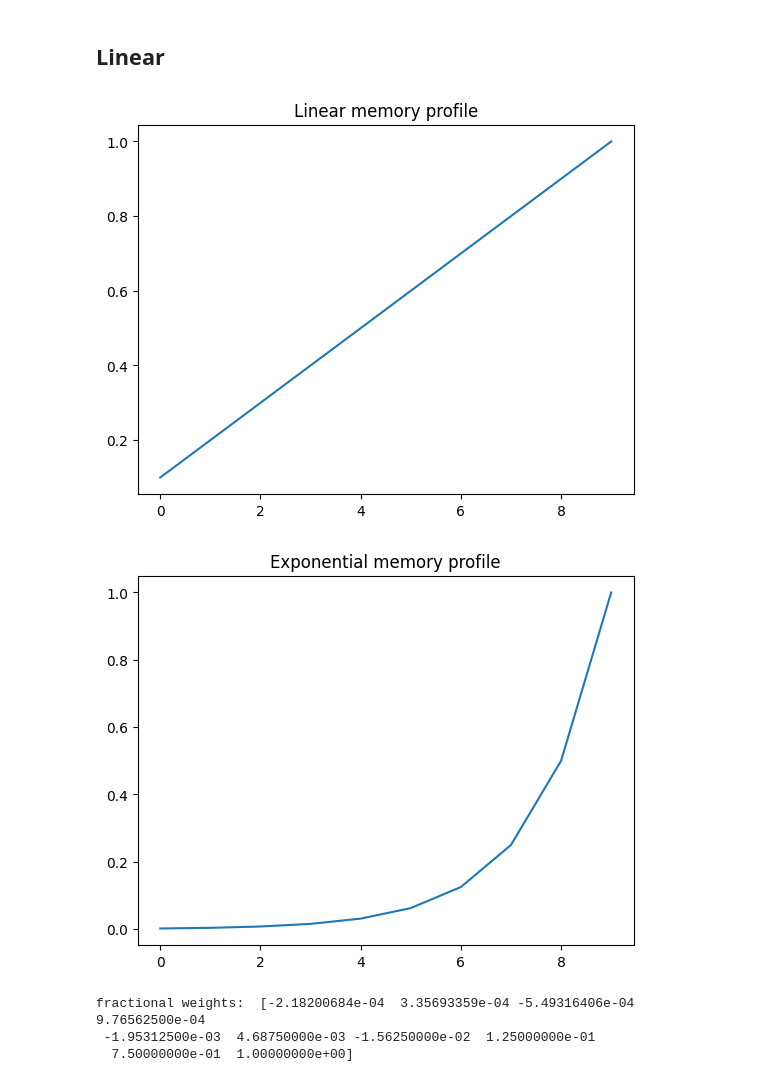
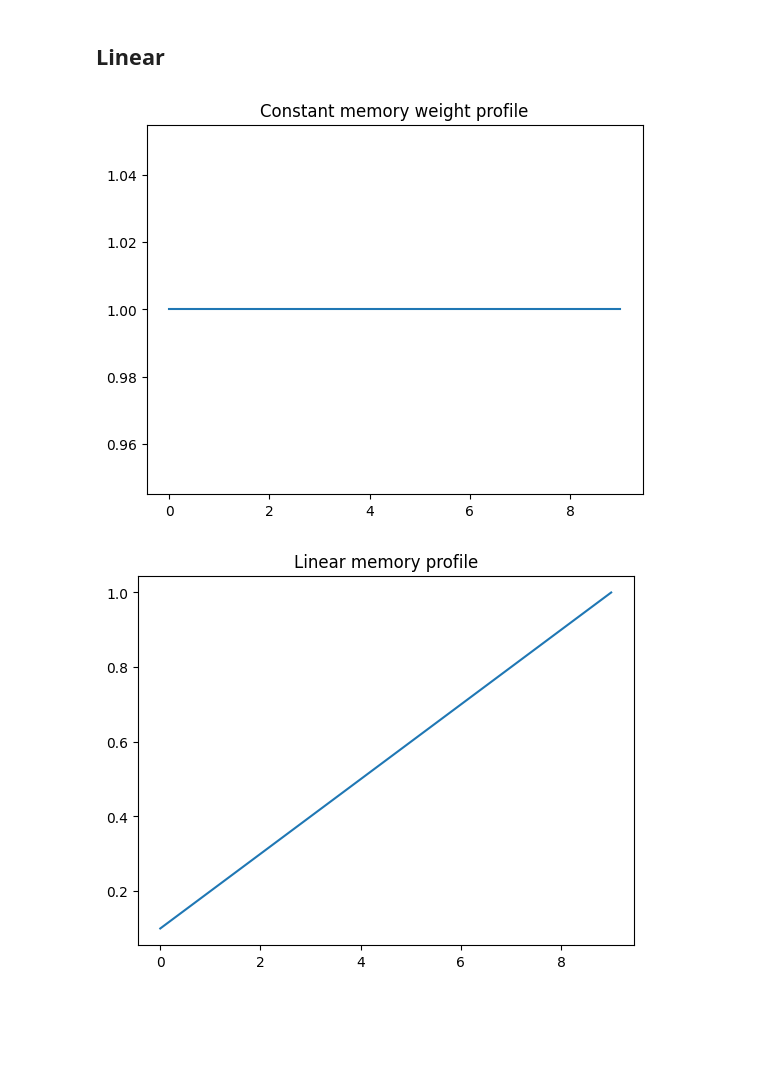
Before and after one commit to AndreiLix/FrODO, a Jupyter notebook: FOLDER_code/memory_profiles.ipynb, the cells around one changed output. Saved outputs shown, nothing was run; the diff lists cells and outputs as text; code cells hidden in the pictures; blank space fills up the shorter version.

```diff
--- a/FOLDER_code/memory_profiles.ipynb
+++ b/FOLDER_code/memory_profiles.ipynb
@@ -16,6 +16,11 @@ consensus_memory = np.zeros([n_agents, n_param, len_memory])
 # %% [markdown]
 ## Linear
 # %%
+def constant(x):
+    con = 1
+    return con
+
+
 def linear(x): # slope redundant in linear, it can only hav e1 slope, dependent on len(memory)
     lin = x
     return lin
@@ -40,6 +45,13 @@ def fractional(x, _lambda): # TODO: make sure it looks like you want it to look,
     return fract
 
 
+
+constant_weights = np.array([constant(x) for x in range(1, len_memory+1)])
+
+# scaling weights between 0 and 1. TODO: do this for every transformation
+plt.plot(range(len(constant_weights)), constant_weights)  # I expect last element to have value 1
+plt.title("Constant memory weight profile")
+plt.show()
 
 # TODO: use precisely this scaling for every function
 linear_weights = np.array([linear(x) for x in range(1, len_memory+1)])
@@ -56,35 +68,32 @@ exponential_weights = exponential_weights / max(exponential_weights)
 
 plt.plot(range(len(exponential_weights)), exponential_weights)  # I expect last element to have value 1
 plt.title("Exponential memory profile")
 plt.show()
 
 fractional_weights = np.array([fractional(x, _lambda= 0.5) for x in reversed(range(1, len_memory+1))])
 fractional_weights = fractional_weights  / max(fractional_weights)
 plt.plot(range(len(fractional_weights)), fractional_weights)  # I expect last element to have value 1
 
 fractional_weights = np.array([fractional(x, _lambda= 1.5) for x in reversed(range(1, len_memory+1))])
 fractional_weights = fractional_weights / max(fractional_weights)
 plt.plot(range(len(fractional_weights)), fractional_weights)  # I expect last element to have value 1
 
 
 fractional_weights = np.array([fractional(x, _lambda= 2.5) for x in reversed(range(1, len_memory+1))])
 fractional_weights = fractional_weights / max(fractional_weights)
 plt.plot(range(len(fractional_weights)), fractional_weights)  # I expect last element to have value 1
 
 # fractional_weights = np.array([fractional(x, _lambda= 2.5) for x in reversed(range(1, len_memory+1))])
 # fractional_weights = fractional_weights / max(fractional_weights)
 # plt.plot(range(len(fractional_weights)), fractional_weights)  # I expect last element to have value 1
 
 # fractional_weights = np.array([fractional(x, _lambda= 3.5) for x in reversed(range(1, len_memory+1))])
 # fractional_weights = fractional_weights / max(fractional_weights)
 # plt.plot(range(len(fractional_weights)), fractional_weights)  # I expect last element to have value 1
 
 
 plt.title("Fractional memory profile")
 plt.show()
 # %% [output]
-[figure, old version]
+[figure, new version]
-[figure, old version]
+[figure, new version]
-fractional weights:  [-2.18200684e-04  3.35693359e-04 -5.49316406e-04  9.76562500e-04
- -1.95312500e-03  4.68750000e-03 -1.56250000e-02  1.25000000e-01
-  7.50000000e-01  1.00000000e+00]
```
Also changed, not shown: parts of 1 cell of this notebook, 2 other files.
